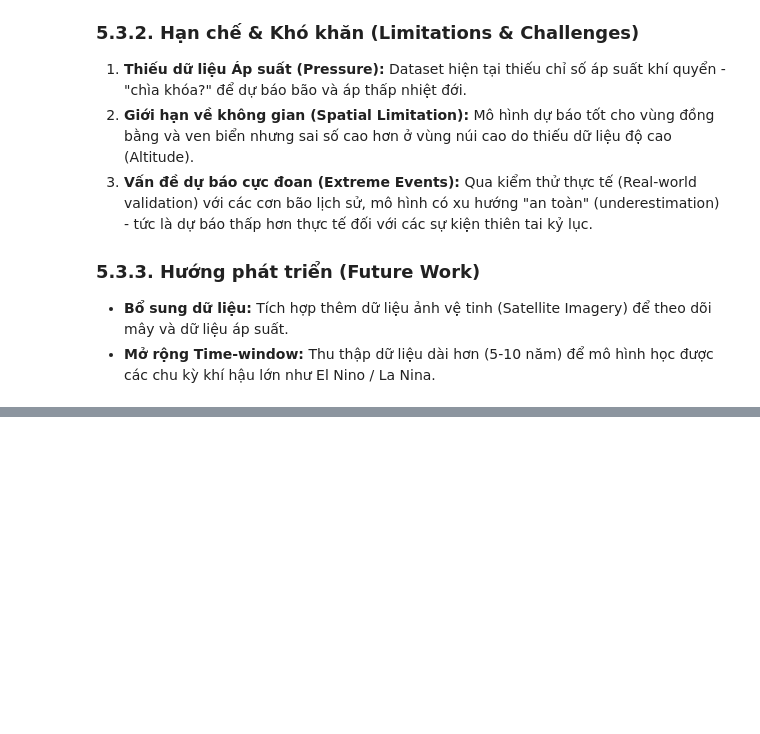
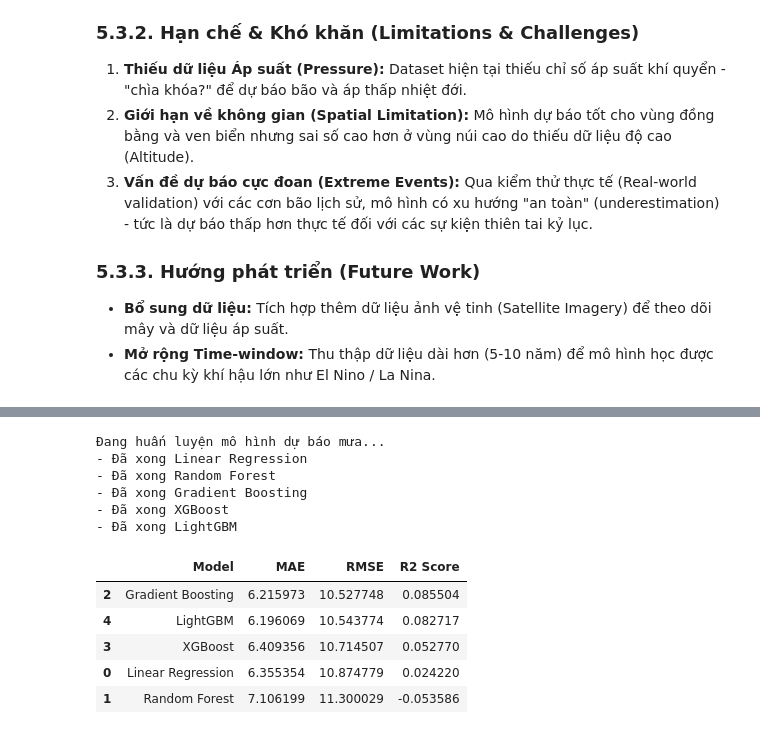
Before and after one commit to DucPhuc1/ProgrammingForDS, a Jupyter notebook: 02_modeling.ipynb, the cells around one changed output, grey strips where cells are left out. Saved outputs shown, nothing was run; the diff lists cells and outputs as text; code cells hidden in the pictures; blank space fills up the shorter version.

```diff
--- a/02_modeling.ipynb
+++ b/02_modeling.ipynb
@@ -937,0 +1273,53 @@ KIỂM TRA CHUỖI BÃO QUÝ IV/2025
+# %%
+# Khởi tạo danh sách mô hình
+rain_models = {
+    "Linear Regression": LinearRegression(),
+    "Random Forest": RandomForestRegressor(n_estimators=100, random_state=42, n_jobs=-1),
+    "Gradient Boosting": GradientBoostingRegressor(n_estimators=100, random_state=42),
+    "XGBoost": XGBRegressor(n_estimators=100, learning_rate=0.05, n_jobs=-1, random_state=42),
+    "LightGBM": LGBMRegressor(n_estimators=100, learning_rate=0.05, n_jobs=-1, random_state=42, verbose=-1)
+}
+
+rain_results = []
+
+print("Đang huấn luyện mô hình dự báo mưa...")
+
+for name, model in rain_models.items():
+    # Train
+    model.fit(X_train_r, y_train_r)
+
+    # Predict
+    y_pred_r = model.predict(X_test_r)
+
+    # Xử lý hậu hĩnh: Lượng mưa không thể âm, gán các giá trị < 0 về 0
+    y_pred_r = np.maximum(y_pred_r, 0)
+
+    # Evaluate
+    mae = mean_absolute_error(y_test_r, y_pred_r)
+    rmse = np.sqrt(mean_squared_error(y_test_r, y_pred_r))
+    r2 = r2_score(y_test_r, y_pred_r)
+
+    rain_results.append({
+        "Model": name,
+        "MAE": mae,
+        "RMSE": rmse,
+        "R2 Score": r2
+    })
+    print(f"- Đã xong {name}")
+
+# Hiển thị bảng kết quả
+rain_results_df = pd.DataFrame(rain_results).sort_values(by="RMSE")
+display(rain_results_df.style.apply(highlight_best, subset=['MAE', 'RMSE']))
+# %% [output]
+Đang huấn luyện mô hình dự báo mưa...
+- Đã xong Linear Regression
+- Đã xong Random Forest
+- Đã xong Gradient Boosting
+- Đã xong XGBoost
+- Đã xong LightGBM
+|  | Model | MAE | RMSE | R2 Score |
+| 2 | Gradient Boosting | 6.215973 | 10.527748 | 0.085504 |
+| 4 | LightGBM | 6.196069 | 10.543774 | 0.082717 |
+| 3 | XGBoost | 6.409356 | 10.714507 | 0.052770 |
+| 0 | Linear Regression | 6.355354 | 10.874779 | 0.024220 |
+| 1 | Random Forest | 7.106199 | 11.300029 | -0.053586 |
```
Also changed, not shown: parts of 20 cells of this notebook.
